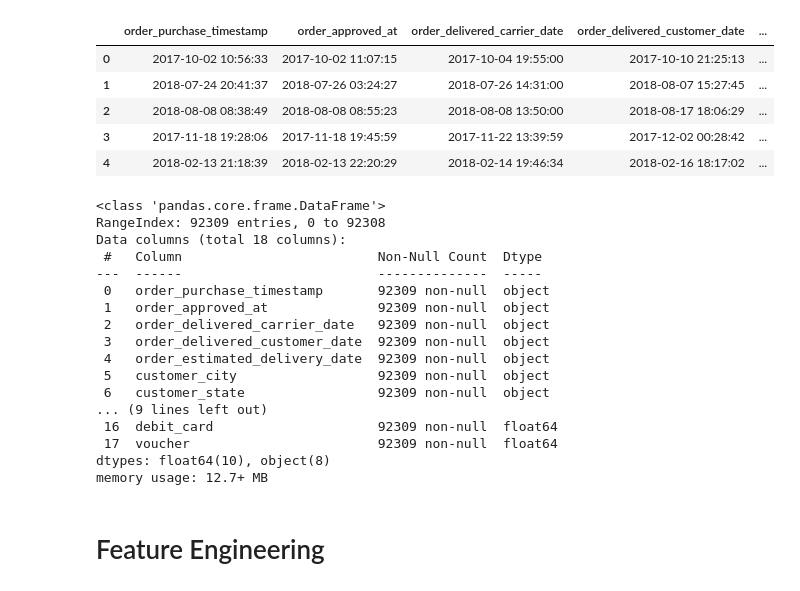
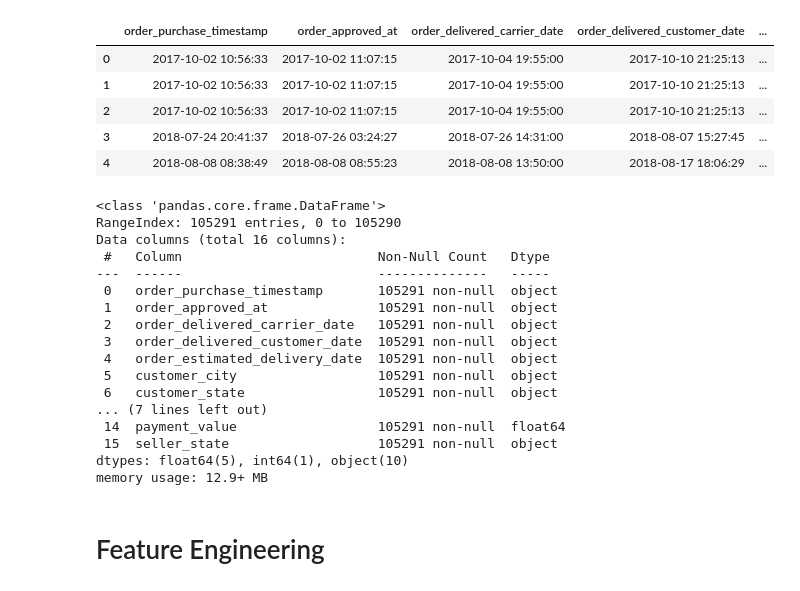
Before and after one commit to fabioismerim/consumer_score_prediction, a Jupyter notebook: clustering_approach/FAMD.ipynb, the cells around one changed output. Cells and saved outputs as stored; diff of their text form; code cells hidden in the pictures.

```diff
--- a/clustering_approach/FAMD.ipynb
+++ b/clustering_approach/FAMD.ipynb
@@ -23,36 +23,36 @@ pd.set_option('display.expand_frame_repr', False)
 # %%
 #import dataset
 
-df = pd.read_csv('satisfaction.csv')
-df.drop(columns = 'not_defined', inplace = True)
+df = pd.read_csv('../datasets/data_to_clustering.csv')
+#df.drop(columns = 'not_defined', inplace = True)
 df.head()
 # %% [output]
 |  | order_purchase_timestamp | order_approved_at | order_delivered_carrier_date | order_delivered_customer_date | ... |
 | 0 | 2017-10-02 10:56:33 | 2017-10-02 11:07:15 | 2017-10-04 19:55:00 | 2017-10-10 21:25:13 | ... |
-| 1 | 2018-07-24 20:41:37 | 2018-07-26 03:24:27 | 2018-07-26 14:31:00 | 2018-08-07 15:27:45 | ... |
-| 2 | 2018-08-08 08:38:49 | 2018-08-08 08:55:23 | 2018-08-08 13:50:00 | 2018-08-17 18:06:29 | ... |
-| 3 | 2017-11-18 19:28:06 | 2017-11-18 19:45:59 | 2017-11-22 13:39:59 | 2017-12-02 00:28:42 | ... |
-| 4 | 2018-02-13 21:18:39 | 2018-02-13 22:20:29 | 2018-02-14 19:46:34 | 2018-02-16 18:17:02 | ... |
+| 1 | 2017-10-02 10:56:33 | 2017-10-02 11:07:15 | 2017-10-04 19:55:00 | 2017-10-10 21:25:13 | ... |
+| 2 | 2017-10-02 10:56:33 | 2017-10-02 11:07:15 | 2017-10-04 19:55:00 | 2017-10-10 21:25:13 | ... |
+| 3 | 2018-07-24 20:41:37 | 2018-07-26 03:24:27 | 2018-07-26 14:31:00 | 2018-08-07 15:27:45 | ... |
+| 4 | 2018-08-08 08:38:49 | 2018-08-08 08:55:23 | 2018-08-08 13:50:00 | 2018-08-17 18:06:29 | ... |
 # %%
 df.info()
 # %% [output]
 <class 'pandas.core.frame.DataFrame'>
-RangeIndex: 92309 entries, 0 to 92308
-Data columns (total 18 columns):
- #   Column                         Non-Null Count  Dtype
----  ------                         --------------  -----
- 0   order_purchase_timestamp       92309 non-null  object
- 1   order_approved_at              92309 non-null  object
- 2   order_delivered_carrier_date   92309 non-null  object
- 3   order_delivered_customer_date  92309 non-null  object
- 4   order_estimated_delivery_date  92309 non-null  object
- 5   customer_city                  92309 non-null  object
- 6   customer_state                 92309 non-null  object
-... (9 lines left out)
- 16  debit_card                     92309 non-null  float64
- 17  voucher                        92309 non-null  float64
-dtypes: float64(10), object(8)
-memory usage: 12.7+ MB
+RangeIndex: 105291 entries, 0 to 105290
+Data columns (total 16 columns):
+ #   Column                         Non-Null Count   Dtype
+---  ------                         --------------   -----
+ 0   order_purchase_timestamp       105291 non-null  object
+ 1   order_approved_at              105291 non-null  object
+ 2   order_delivered_carrier_date   105291 non-null  object
+ 3   order_delivered_customer_date  105291 non-null  object
+ 4   order_estimated_delivery_date  105291 non-null  object
+ 5   customer_city                  105291 non-null  object
+ 6   customer_state                 105291 non-null  object
+... (7 lines left out)
+ 14  payment_value                  105291 non-null  float64
+ 15  seller_state                   105291 non-null  object
+dtypes: float64(5), int64(1), object(10)
+memory usage: 12.9+ MB
 # %% [markdown]
 # Feature Engineering
 # %% [markdown]
```
Also changed, not shown: parts of 35 cells of this notebook, 2 other files.
